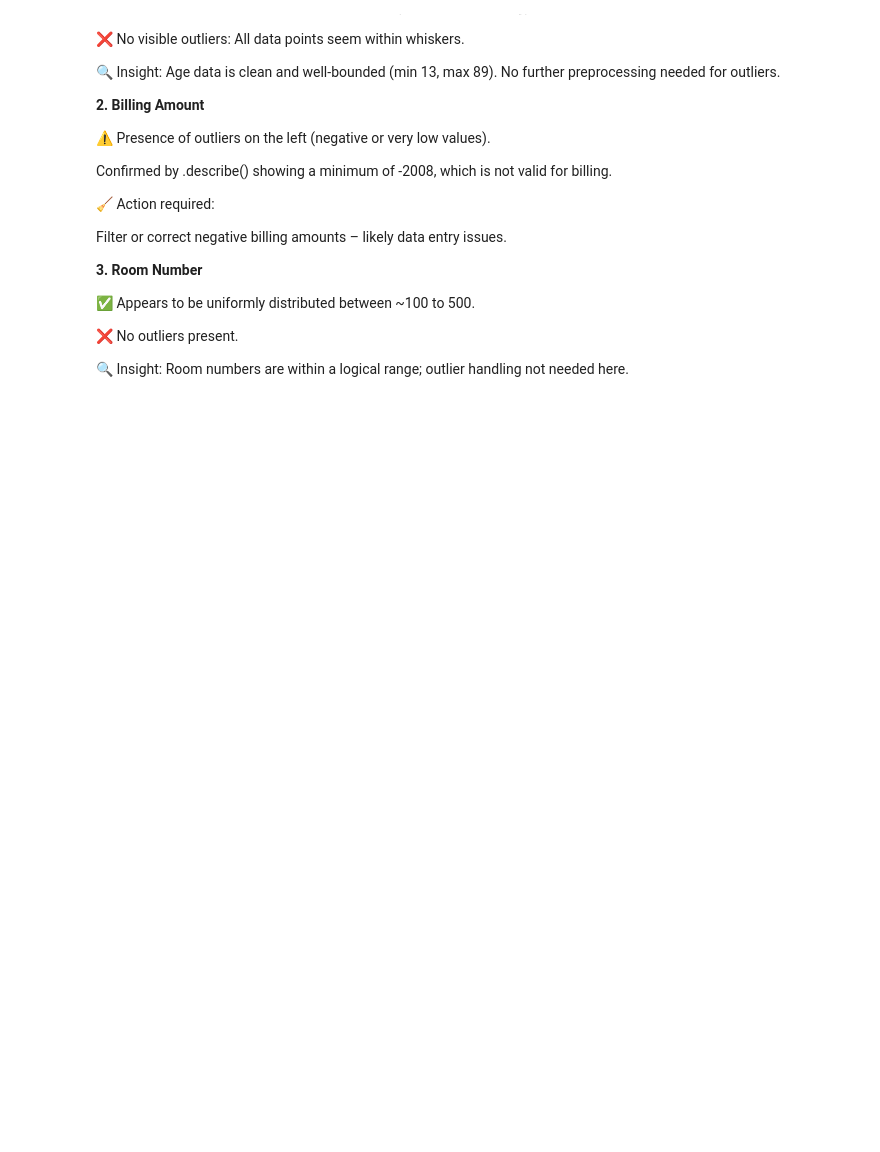
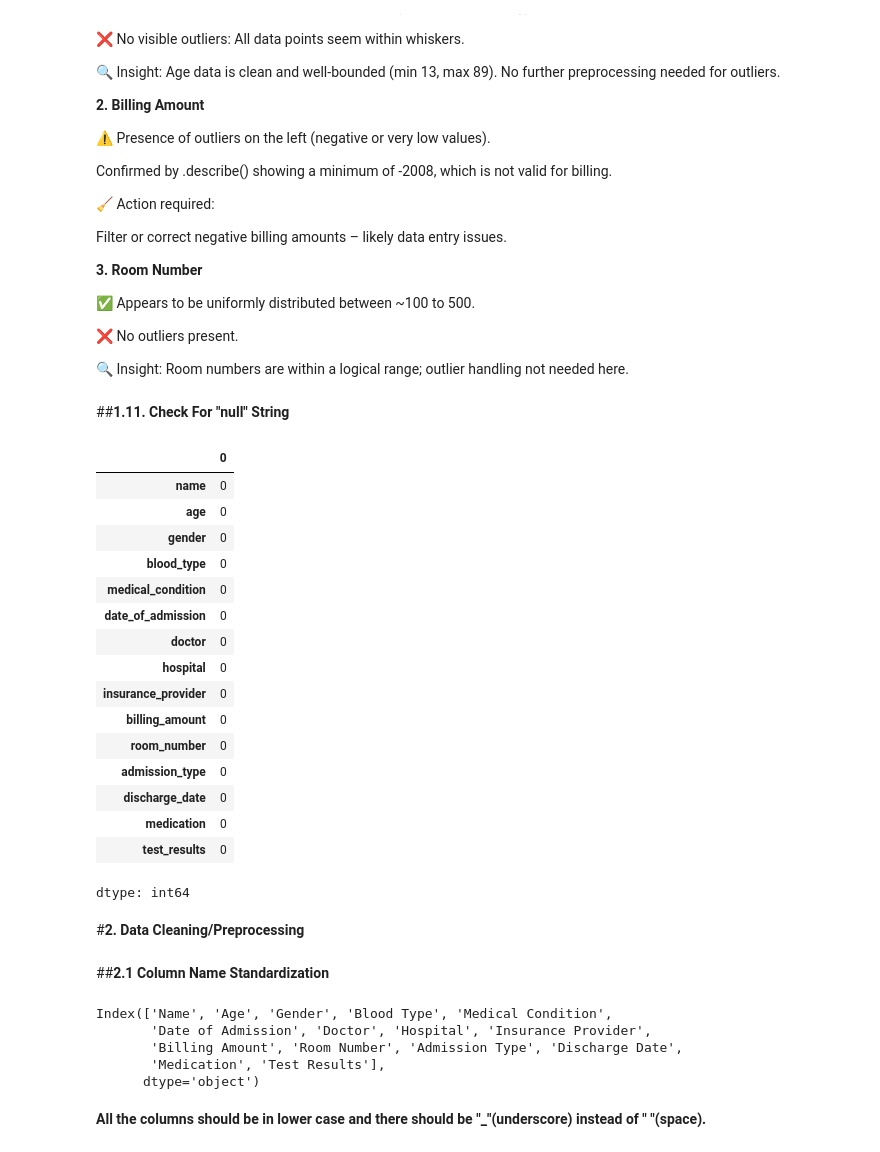
Before and after one commit to Sagarjain93/Healthcare, a Jupyter notebook: Healthcare.ipynb, the cells around one changed output. Drawn from its saved outputs; the diff is of its cells as text; code cells hidden in the pictures; blank space fills up the shorter version.

Commit message:
Complete Data Cleaning / Preprocessing

```diff
--- a/Healthcare.ipynb
+++ b/Healthcare.ipynb
@@ -384,3 +384,39 @@ Filter or correct negative billing amounts – likely data entry issues.
 ❌ No outliers present.
 
 🔍 Insight: Room numbers are within a logical range; outlier handling not needed here.
+# %% [markdown]
+##**1.11. Check For "null" String**
+# %%
+(df == "null").sum()
+# %% [output]
+|  | 0 |
+| name | 0 |
+| age | 0 |
+| gender | 0 |
+| blood_type | 0 |
+| medical_condition | 0 |
+| date_of_admission | 0 |
+| doctor | 0 |
+| hospital | 0 |
+| insurance_provider | 0 |
+| billing_amount | 0 |
+| room_number | 0 |
+| admission_type | 0 |
+| discharge_date | 0 |
+| medication | 0 |
+| test_results | 0 |
+dtype: int64
+# %% [markdown]
+#**2. Data Cleaning/Preprocessing**
+# %% [markdown]
+##**2.1 Column Name Standardization**
+# %%
+df.columns
+# %% [output]
+Index(['Name', 'Age', 'Gender', 'Blood Type', 'Medical Condition',
+       'Date of Admission', 'Doctor', 'Hospital', 'Insurance Provider',
+       'Billing Amount', 'Room Number', 'Admission Type', 'Discharge Date',
+       'Medication', 'Test Results'],
+      dtype='object')
+# %% [markdown]
+**All the columns should be in lower case and there should be "_"(underscore) instead of "  "(space).**
```
Also changed, not shown: parts of 32 cells of this notebook.
